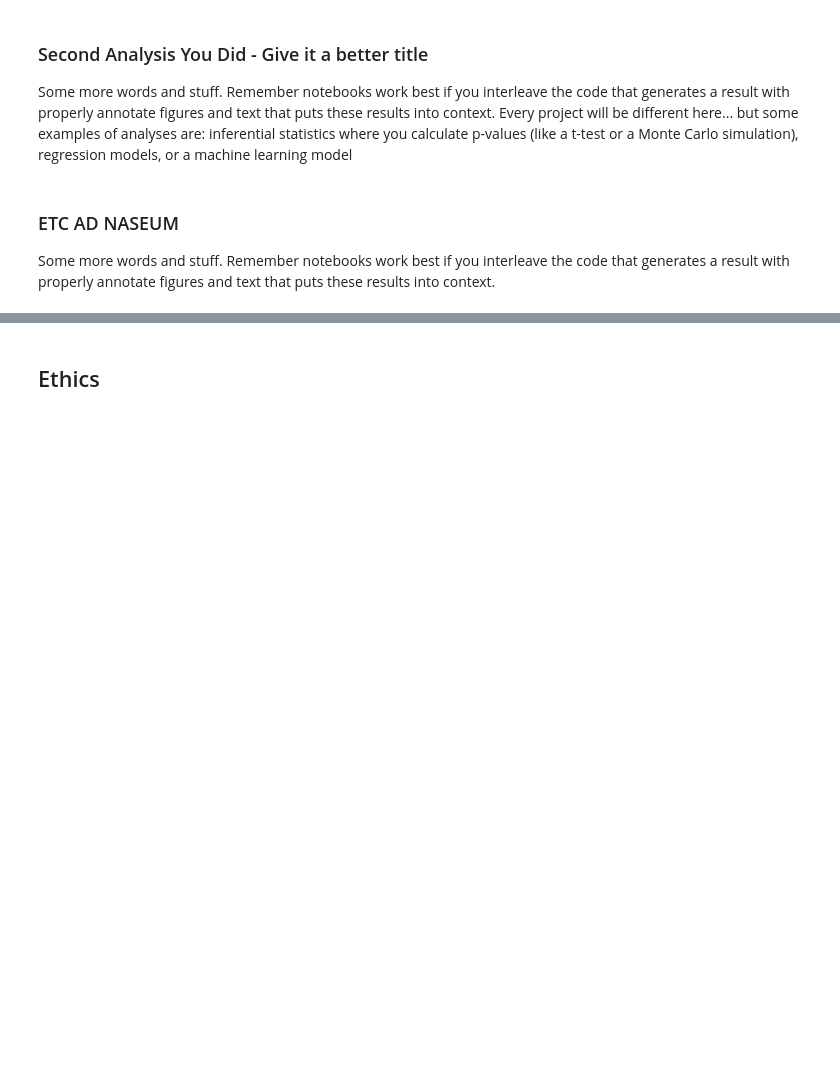
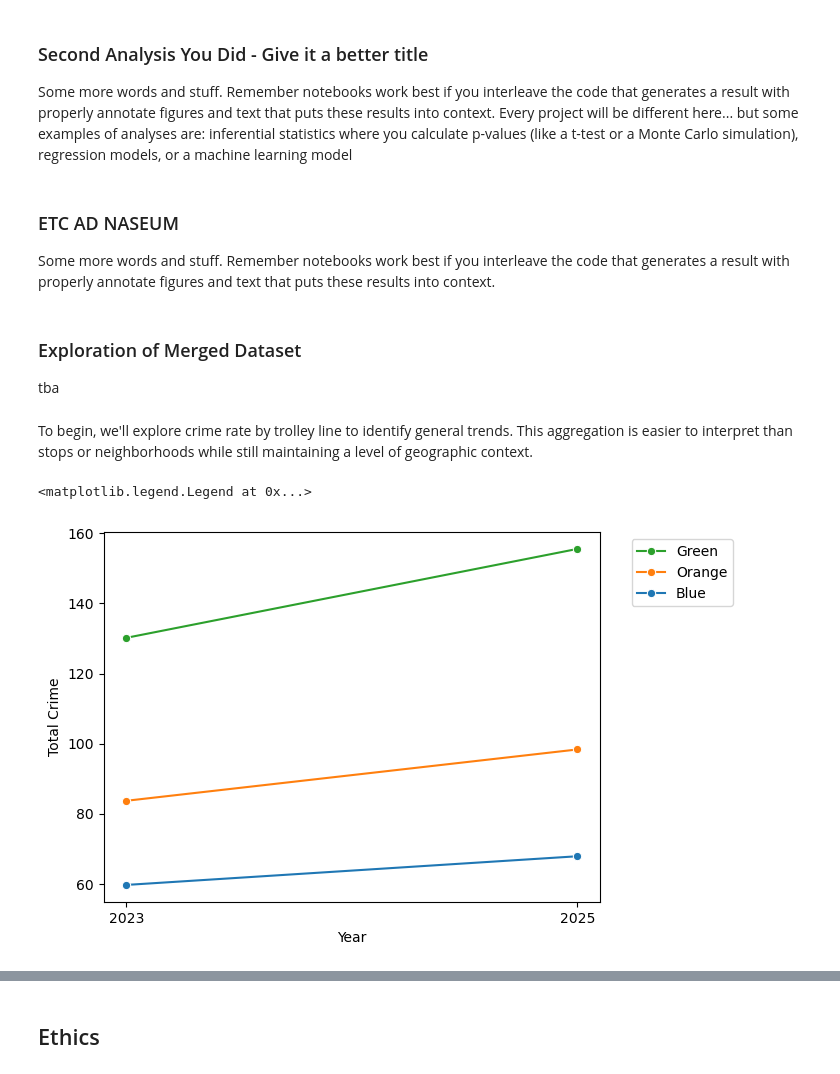
Before and after one commit to COGS108/Group022_WI26, a Jupyter notebook: 03-FinalProject.ipynb, the cells around one changed output, grey strips where cells are left out. Drawn from its saved outputs; the diff is of its cells as text; code cells hidden in the pictures; blank space fills up the shorter version.

Commit message:
Begin final EDA #5 of merged data

```diff
--- a/03-FinalProject.ipynb
+++ b/03-FinalProject.ipynb
@@ -468,3 +470,21 @@ Some more words and stuff.  Remember notebooks work best if you interleave the c
 # %%
 ## YOUR CODE HERE
 ## FEEL FREE TO ADD MULTIPLE CELLS PER SECTION
+# %% [markdown]
+### Exploration of Merged Dataset
+
+tba
+# %%
+final_df = pd.read_csv('data/02-processed/final_transit_crime_data_cleaned.csv')
+c_lines = {'Blue':'tab:blue', 'Green':'tab:green', 'Orange':'tab:orange'}
+crime_cols = ['Simple Assault', 'Robbery', 'Larceny', 'Motor Vehicle Theft', 'Vandalism', 'Drug/Narcotic Offenses']
+final_df['Total Crime'] = final_df[crime_cols].sum(axis=1)
+# %% [markdown]
+To begin, we'll explore crime rate by trolley line to identify general trends. This aggregation is easier to interpret than stops or neighborhoods while still maintaining a level of geographic context.
+# %%
+sns.lineplot(final_df, x='Year', y='Total Crime', hue='Line', palette=c_lines, hue_order=['Green', 'Orange', 'Blue'], errorbar=None, marker='o')
+plt.xticks([2023, 2025])
+plt.legend(loc='upper left', bbox_to_anchor=(1.05, 1.))
+# %% [output]
+<matplotlib.legend.Legend at 0x...>
+[figure, added]
```
Also changed, not shown: parts of 10 cells of this notebook.
